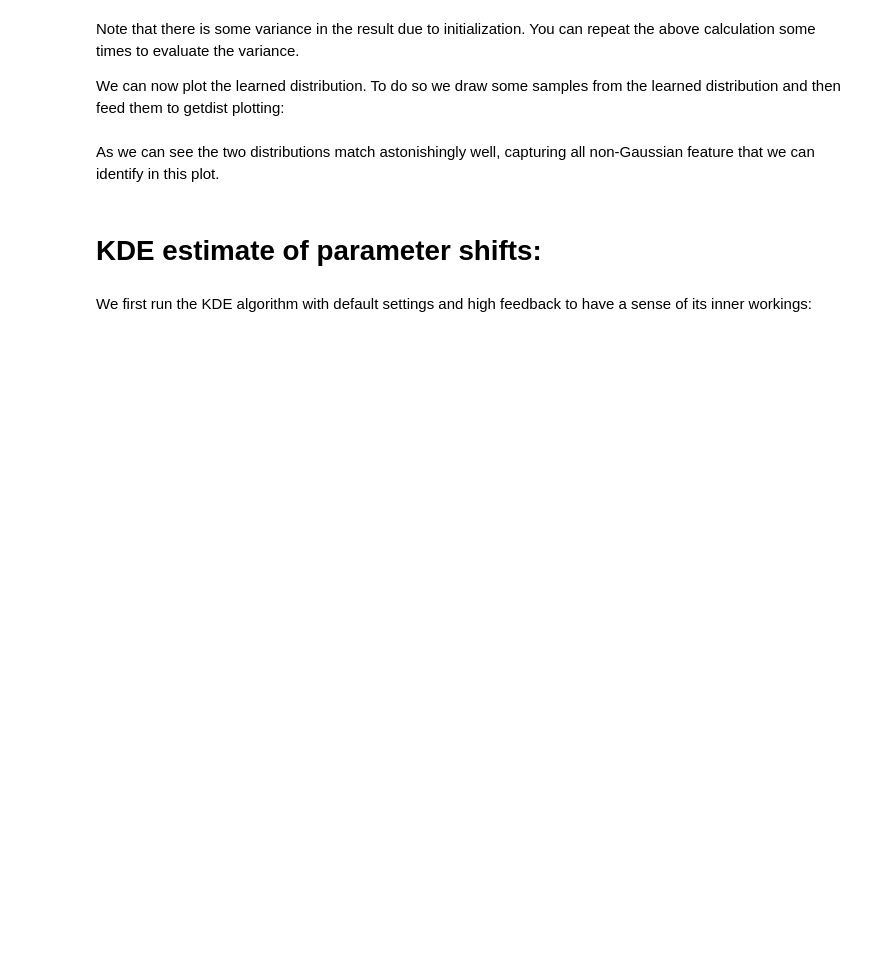
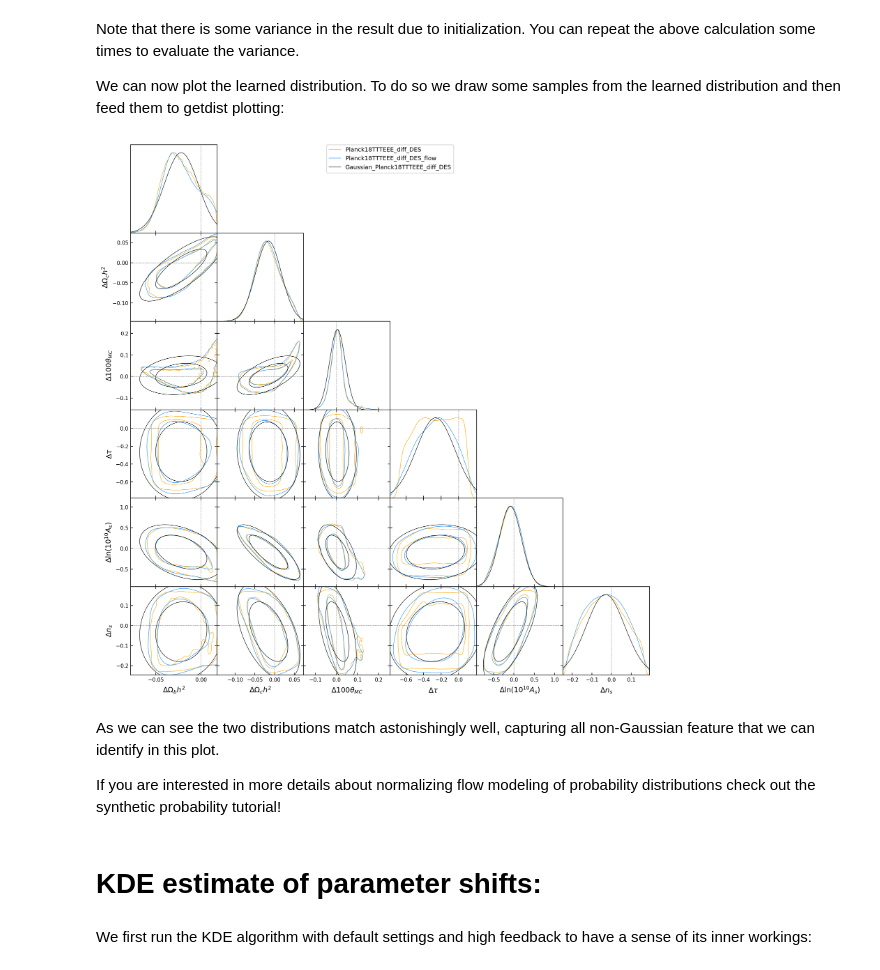
Before and after one commit to mraveri/tensiometer, a Jupyter notebook: docs/example_notebooks/non_gaussian_tension.ipynb, the cells around one changed output. Saved outputs shown, nothing was run; the diff lists cells and outputs as text; code cells hidden in the pictures; blank space fills up the shorter version.

```diff
--- a/docs/example_notebooks/non_gaussian_tension.ipynb
+++ b/docs/example_notebooks/non_gaussian_tension.ipynb
@@ -141,13 +180,23 @@ diff_flow = MCSamples(samples=X_sample, names=param_names, label='Learned distri
+# %%
+# sample the flow:
+N = 10000
+flow_samples = flow.MCSamples(N)
+
+# build Gaussian approximation:
+gaussian_approx = tensiometer.gaussian_tension.gaussian_approximation(diff_chain)
 # %%
 colors=['orange', 'dodgerblue', 'k']
 g = plots.get_subplot_plotter()
 g.settings.num_plot_contours = 2
-gaussian_approx = tensiometer.gaussian_tension.gaussian_approximation(diff_chain)
-g.triangle_plot([diff_chain, diff_flow, gaussian_approx], params=param_names,
+g.triangle_plot([diff_chain, flow_samples, gaussian_approx], params=param_names,
                 filled=False, markers={_p:0 for _p in param_names},
                 colors=colors, diag1d_kwargs={'colors':colors})
+# %% [output]
+[figure, added]
 # %% [markdown]
 As we can see the two distributions match astonishingly well, capturing all non-Gaussian feature that we can identify in this plot.
+
+If you are interested in more details about normalizing flow modeling of probability distributions check out the synthetic probability tutorial!
 # %% [markdown]
 # KDE estimate of parameter shifts:
 # %% [markdown]
```
Also changed, not shown: parts of 21 cells of this notebook, 6 other files.
